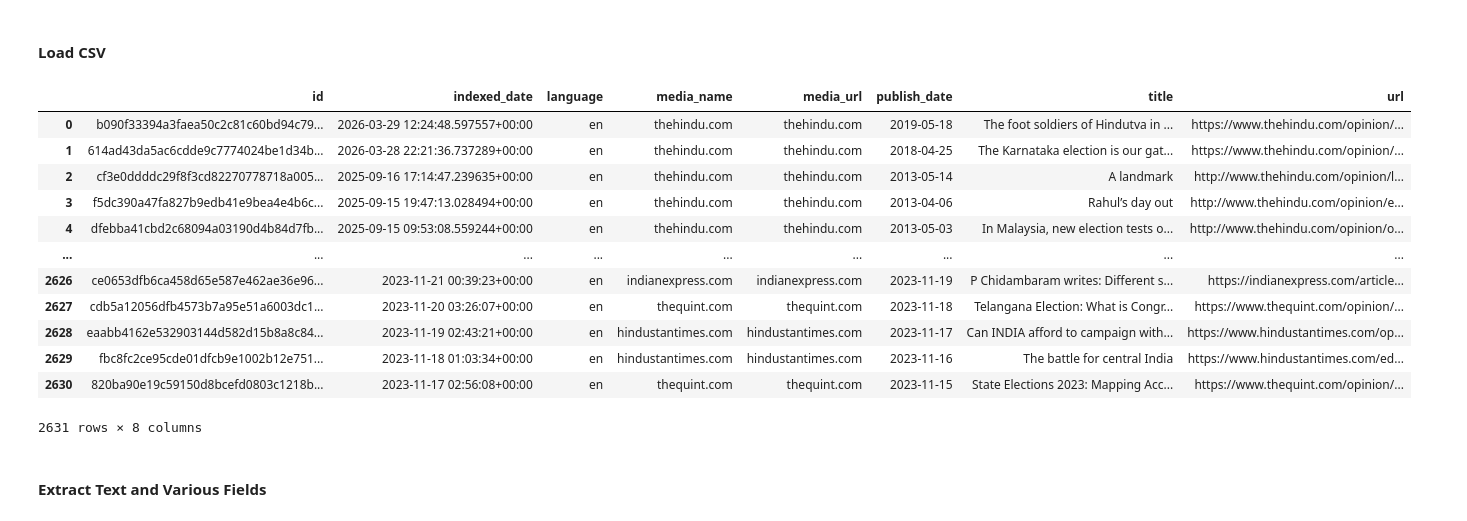
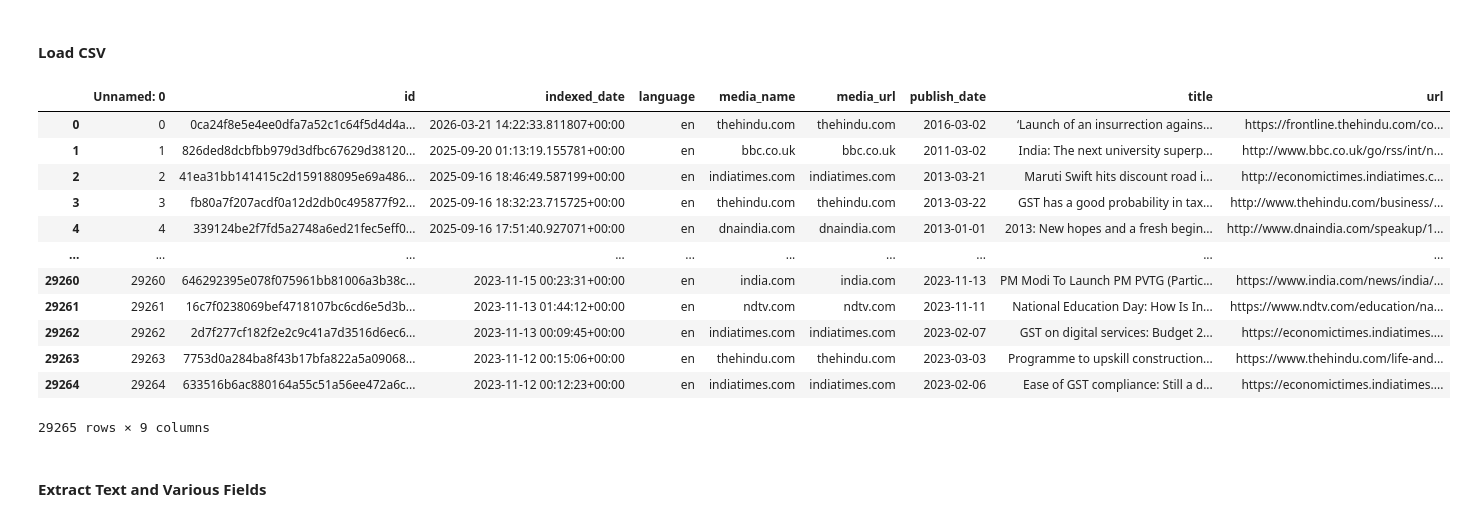
Before and after one commit to Rupository/IndiaMediaLens-Capture, a Jupyter notebook: Story Extraction/Opinion Pieces/ExtractText.ipynb, the cells around one changed output. Cells and saved outputs as stored; diff of their text form; code cells hidden in the pictures.

Commit message:
budget reingest - full flow

```diff
--- a/Story Extraction/Opinion Pieces/ExtractText.ipynb
+++ b/Story Extraction/Opinion Pieces/ExtractText.ipynb
@@ -219,21 +231,21 @@ event = 'elections'
 # %%
-df = pd.read_csv(f'{event}_opinions_reingest.csv')
+df = pd.read_csv(f'../{event}_reingest.csv')
 
 df
 # %% [output]
-|  | id | indexed_date | language | media_name | media_url | publish_date | title | url |
-| 0 | b090f33394a3faea50c2c81c60bd94c79... | 2026-03-29 12:24:48.597557+00:00 | en | thehindu.com | thehindu.com | 2019-05-18 | The foot soldiers of Hindutva in ... | https://www.thehindu.com/opinion/... |
-| 1 | 614ad43da5ac6cdde9c7774024be1d34b... | 2026-03-28 22:21:36.737289+00:00 | en | thehindu.com | thehindu.com | 2018-04-25 | The Karnataka election is our gat... | https://www.thehindu.com/opinion/... |
-| 2 | cf3e0ddddc29f8f3cd82270778718a005... | 2025-09-16 17:14:47.239635+00:00 | en | thehindu.com | thehindu.com | 2013-05-14 | A landmark | http://www.thehindu.com/opinion/l... |
-| 3 | f5dc390a47fa827b9edb41e9bea4e4b6c... | 2025-09-15 19:47:13.028494+00:00 | en | thehindu.com | thehindu.com | 2013-04-06 | Rahul’s day out | http://www.thehindu.com/opinion/e... |
-| 4 | dfebba41cbd2c68094a03190d4b84d7fb... | 2025-09-15 09:53:08.559244+00:00 | en | thehindu.com | thehindu.com | 2013-05-03 | In Malaysia, new election tests o... | http://www.thehindu.com/opinion/o... |
-| ... | ... | ... | ... | ... | ... | ... | ... | ... |
-| 2626 | ce0653dfb6ca458d65e587e462ae36e96... | 2023-11-21 00:39:23+00:00 | en | indianexpress.com | indianexpress.com | 2023-11-19 | P Chidambaram writes: Different s... | https://indianexpress.com/article... |
-| 2627 | cdb5a12056dfb4573b7a95e51a6003dc1... | 2023-11-20 03:26:07+00:00 | en | thequint.com | thequint.com | 2023-11-18 | Telangana Election: What is Congr... | https://www.thequint.com/opinion/... |
-| 2628 | eaabb4162e532903144d582d15b8a8c84... | 2023-11-19 02:43:21+00:00 | en | hindustantimes.com | hindustantimes.com | 2023-11-17 | Can INDIA afford to campaign with... | https://www.hindustantimes.com/op... |
-| 2629 | fbc8fc2ce95cde01dfcb9e1002b12e751... | 2023-11-18 01:03:34+00:00 | en | hindustantimes.com | hindustantimes.com | 2023-11-16 | The battle for central India | https://www.hindustantimes.com/ed... |
-| 2630 | 820ba90e19c59150d8bcefd0803c1218b... | 2023-11-17 02:56:08+00:00 | en | thequint.com | thequint.com | 2023-11-15 | State Elections 2023: Mapping Acc... | https://www.thequint.com/opinion/... |
+|  | Unnamed: 0 | id | indexed_date | language | media_name | media_url | publish_date | title | url |
+| 0 | 0 | 0ca24f8e5e4ee0dfa7a52c1c64f5d4d4a... | 2026-03-21 14:22:33.811807+00:00 | en | thehindu.com | thehindu.com | 2016-03-02 | ‘Launch of an insurrection agains... | https://frontline.thehindu.com/co... |
+| 1 | 1 | 826ded8dcbfbb979d3dfbc67629d38120... | 2025-09-20 01:13:19.155781+00:00 | en | bbc.co.uk | bbc.co.uk | 2011-03-02 | India: The next university superp... | http://www.bbc.co.uk/go/rss/int/n... |
+| 2 | 2 | 41ea31bb141415c2d159188095e69a486... | 2025-09-16 18:46:49.587199+00:00 | en | indiatimes.com | indiatimes.com | 2013-03-21 | Maruti Swift hits discount road i... | http://economictimes.indiatimes.c... |
+| 3 | 3 | fb80a7f207acdf0a12d2db0c495877f92... | 2025-09-16 18:32:23.715725+00:00 | en | thehindu.com | thehindu.com | 2013-03-22 | GST has a good probability in tax... | http://www.thehindu.com/business/... |
+| 4 | 4 | 339124be2f7fd5a2748a6ed21fec5eff0... | 2025-09-16 17:51:40.927071+00:00 | en | dnaindia.com | dnaindia.com | 2013-01-01 | 2013: New hopes and a fresh begin... | http://www.dnaindia.com/speakup/1... |
+| ... | ... | ... | ... | ... | ... | ... | ... | ... | ... |
+| 29260 | 29260 | 646292395e078f075961bb81006a3b38c... | 2023-11-15 00:23:31+00:00 | en | india.com | india.com | 2023-11-13 | PM Modi To Launch PM PVTG (Partic... | https://www.india.com/news/india/... |
+| 29261 | 29261 | 16c7f0238069bef4718107bc6cd6e5d3b... | 2023-11-13 01:44:12+00:00 | en | ndtv.com | ndtv.com | 2023-11-11 | National Education Day: How Is In... | https://www.ndtv.com/education/na... |
+| 29262 | 29262 | 2d7f277cf182f2e2c9c41a7d3516d6ec6... | 2023-11-13 00:09:45+00:00 | en | indiatimes.com | indiatimes.com | 2023-02-07 | GST on digital services: Budget 2... | https://economictimes.indiatimes.... |
+| 29263 | 29263 | 7753d0a284ba8f43b17bfa822a5a09068... | 2023-11-12 00:15:06+00:00 | en | thehindu.com | thehindu.com | 2023-03-03 | Programme to upskill construction... | https://www.thehindu.com/life-and... |
+| 29264 | 29264 | 633516b6ac880164a55c51a56ee472a6c... | 2023-11-12 00:12:23+00:00 | en | indiatimes.com | indiatimes.com | 2023-02-06 | Ease of GST compliance: Still a d... | https://economictimes.indiatimes.... |
-2631 rows × 8 columns
+29265 rows × 9 columns
 # %% [markdown]
 #### Extract Text and Various Fields
 # %%
```
Also changed, not shown: parts of 8 cells of this notebook, 6 other files.
